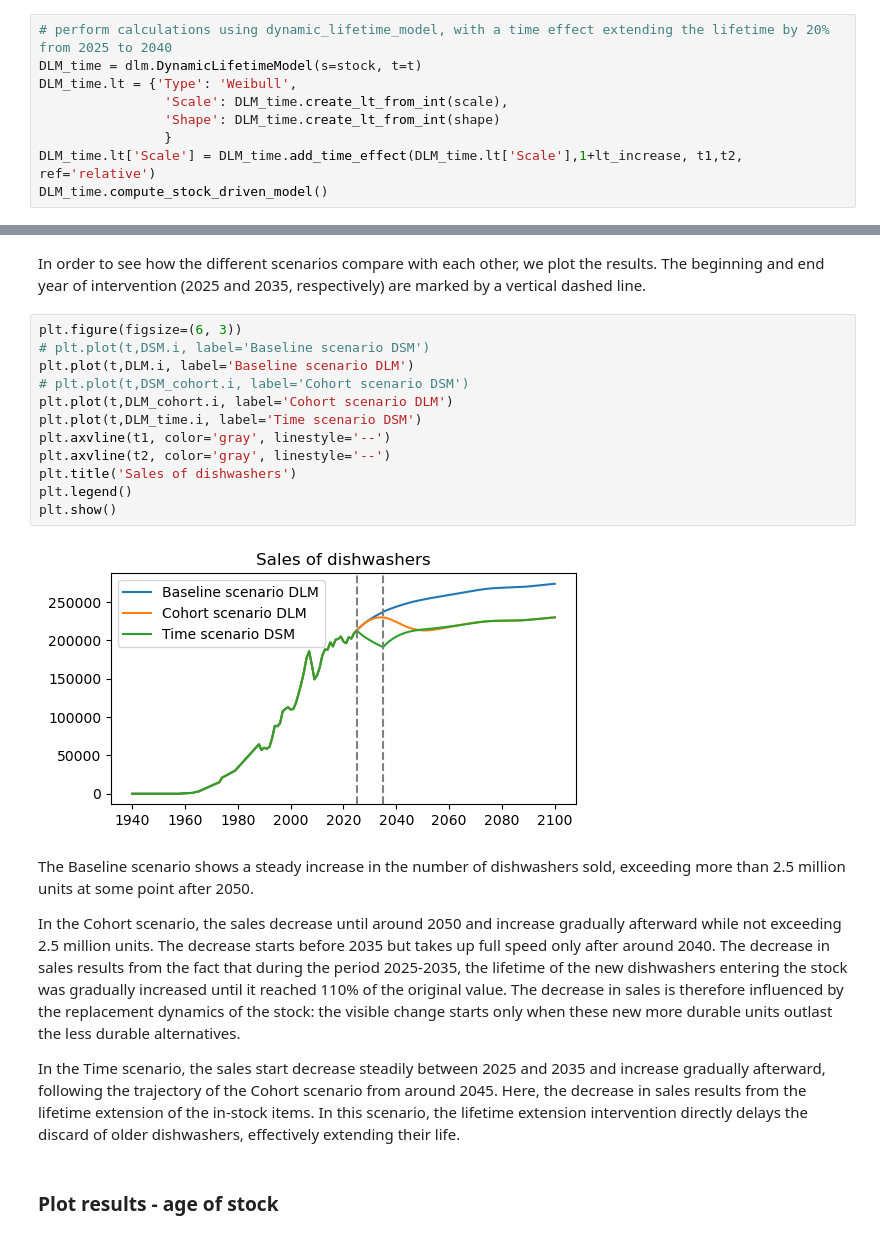
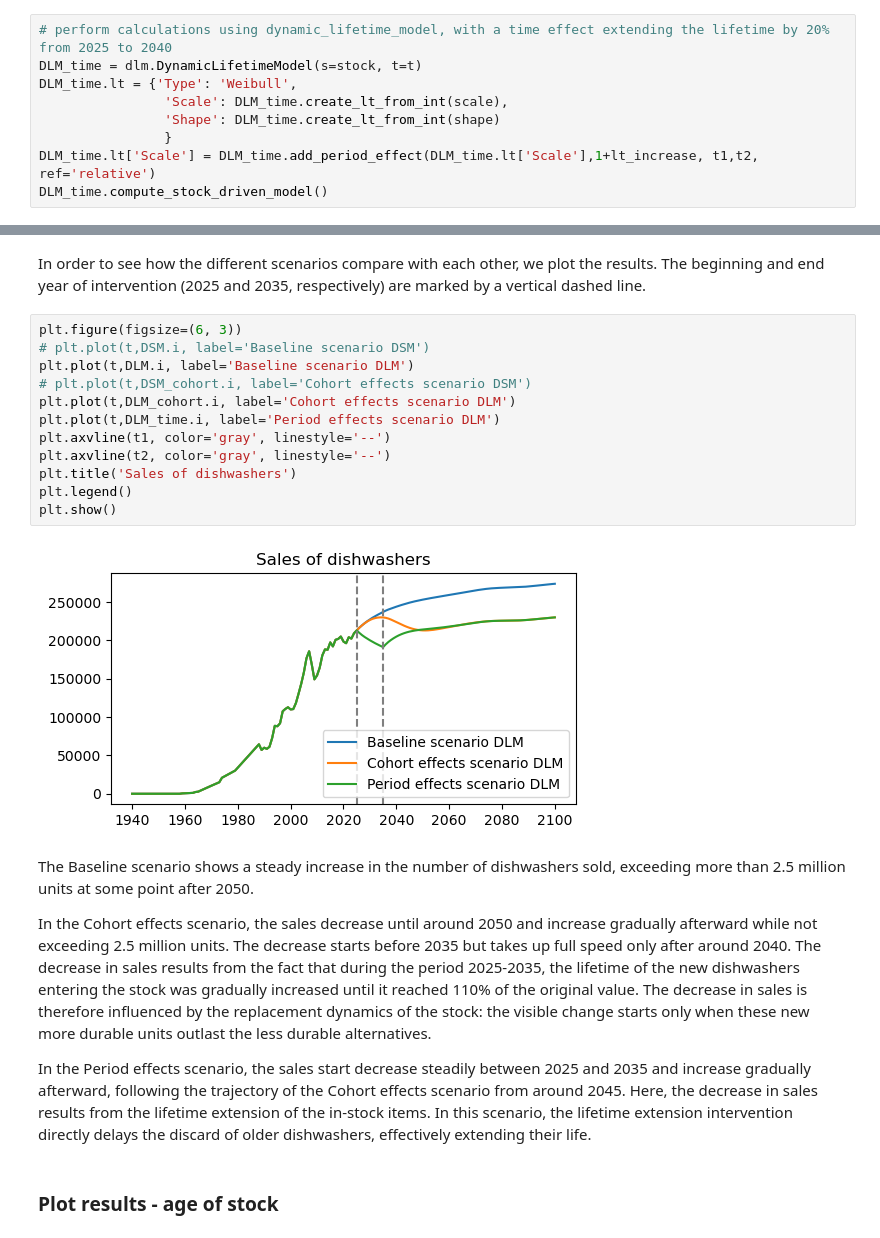
Before and after one commit to NTNU-IndEcol/dynamic_lifetime_model, a Jupyter notebook: tutorial.ipynb, the cells around one changed output, grey strips where cells are left out. Cells and saved outputs as stored; diff of their text form.

```diff
--- a/tutorial.ipynb
+++ b/tutorial.ipynb
@@ -145,7 +145,7 @@ DLM_time.lt = {'Type': 'Weibull',
                 'Scale': DLM_time.create_lt_from_int(scale),
                 'Shape': DLM_time.create_lt_from_int(shape)
                 }
-DLM_time.lt['Scale'] = DLM_time.add_time_effect(DLM_time.lt['Scale'],1+lt_increase, t1,t2, ref='relative')
+DLM_time.lt['Scale'] = DLM_time.add_period_effect(DLM_time.lt['Scale'],1+lt_increase, t1,t2, ref='relative')
 DLM_time.compute_stock_driven_model()
 # %% [markdown]
 ### Plot results - dishwasher sales
@@ -154,23 +154,23 @@ In order to see how the different scenarios compare with each other, we plot the
 # %%
 plt.figure(figsize=(6, 3))
 # plt.plot(t,DSM.i, label='Baseline scenario DSM')
 plt.plot(t,DLM.i, label='Baseline scenario DLM')
-# plt.plot(t,DSM_cohort.i, label='Cohort scenario DSM')
-plt.plot(t,DLM_cohort.i, label='Cohort scenario DLM')
-plt.plot(t,DLM_time.i, label='Time scenario DSM')
+# plt.plot(t,DSM_cohort.i, label='Cohort effects scenario DSM')
+plt.plot(t,DLM_cohort.i, label='Cohort effects scenario DLM')
+plt.plot(t,DLM_time.i, label='Period effects scenario DLM')
 plt.axvline(t1, color='gray', linestyle='--')
 plt.axvline(t2, color='gray', linestyle='--')
 plt.title('Sales of dishwashers')
 plt.legend()
 plt.show()
 # %% [output]
-[figure, old version]
+[figure, new version]
 # %% [markdown]
 The Baseline scenario shows a steady increase in the number of dishwashers sold, exceeding more than 2.5 million units at some point after 2050.
 
-In the Cohort scenario, the sales decrease until around 2050 and increase gradually afterward while not exceeding 2.5 million units. The decrease starts before 2035 but takes up full speed only after around 2040. The decrease in sales results from the fact that during the period 2025-2035, the lifetime of the new dishwashers entering the stock was gradually increased until it reached 110% of the original value. The decrease in sales is therefore influenced by the replacement dynamics of the stock: the visible change starts only when these new more durable units outlast the less durable alternatives.
+In the Cohort effects scenario, the sales decrease until around 2050 and increase gradually afterward while not exceeding 2.5 million units. The decrease starts before 2035 but takes up full speed only after around 2040. The decrease in sales results from the fact that during the period 2025-2035, the lifetime of the new dishwashers entering the stock was gradually increased until it reached 110% of the original value. The decrease in sales is therefore influenced by the replacement dynamics of the stock: the visible change starts only when these new more durable units outlast the less durable alternatives.
 
-In the Time scenario, the sales start decrease steadily between 2025 and 2035 and increase gradually afterward, following the trajectory of the Cohort scenario from around 2045. Here, the decrease in sales results from the lifetime extension of the in-stock items. In this scenario, the lifetime extension intervention directly delays the discard of older dishwashers, effectively extending their life.
+In the Period effects scenario, the sales start decrease steadily between 2025 and 2035 and increase gradually afterward, following the trajectory of the Cohort effects scenario from around 2045. Here, the decrease in sales results from the lifetime extension of the in-stock items. In this scenario, the lifetime extension intervention directly delays the discard of older dishwashers, effectively extending their life.
 # %% [markdown]
 ### Plot results - age of stock
 # %% [markdown]
```
Also changed, not shown: parts of 16 cells of this notebook, 1 other file.
